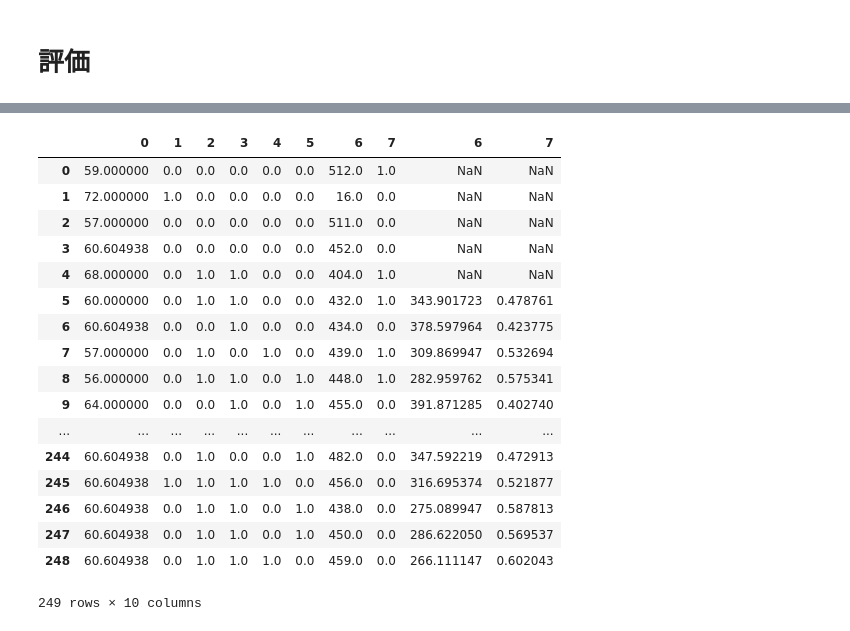
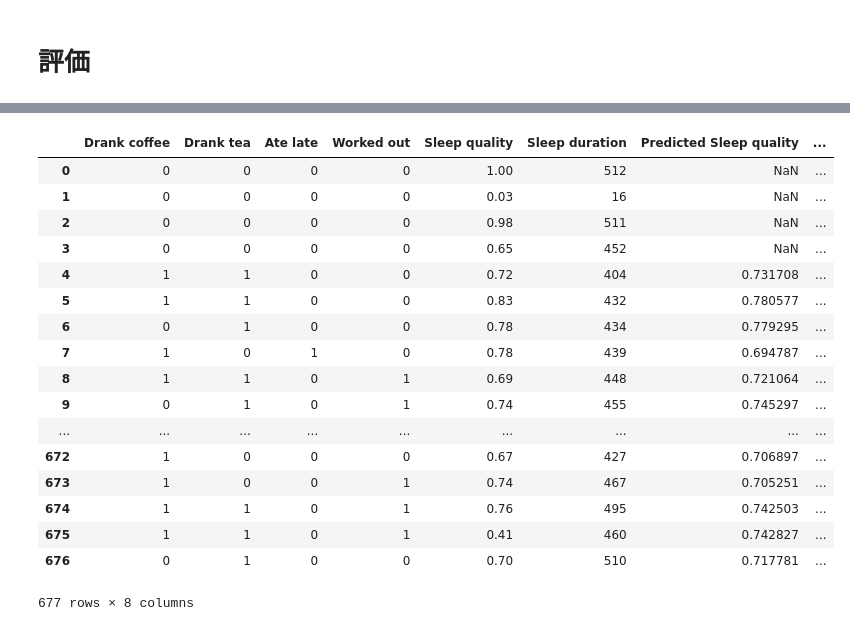
Before and after one commit to st-sashou/ai_experimental, a Jupyter notebook: LSTM多クラス分類.ipynb, the cells around one changed output, grey strips where cells are left out. Drawn from its saved outputs; the diff is of its cells as text; code cells hidden in the pictures.

```diff
--- a/LSTM多クラス分類.ipynb
+++ b/LSTM多クラス分類.ipynb
@@ -213,7 +141,0 @@ pd.DataFrame(stdsc.fit_transform(df_ext),
-# %%
-from sklearn.preprocessing import MinMaxScaler
-
-mms = MinMaxScaler()
-df_norm = pd.DataFrame(mms.fit_transform(df_ext),
-             columns=['Heart rate', 'Stressful day', 'Drank coffee', 'Drank tea', 'Ate late', 'Worked out', 'Sleep duration', 'Wake up well'])
-df_norm
@@ -241,9 +144,9 @@ import numpy as np
 
 def generator(data, n_prev=5):
     x, y = [], []
-    for i in range(len(data) - n_prev):
-        x.append(data.iloc[i:i+n_prev, 0:6].values)
-        y.append(data.iloc[i+n_prev:i+n_prev+1, 6:8].values)
+    for i in range(len(data) - n_prev + 1):
+        x.append(data.iloc[i:i+n_prev, 0:4].values)
+        y.append(data.iloc[i+n_prev-1:i+n_prev, 4:6].values)
     return np.array(x), np.reshape(np.array(y), (len(y), 2))
 
 X, Y = generator(df_norm)
@@ -330,0 +258,8 @@ df_prediction = pd.concat([pd.DataFrame([[None for i in range(8)] for j in range
+# %%
+array = mms.inverse_transform(np.insert(prediction, 0, [[np.nan]] * 4, axis=1))
+array = np.insert(array[:, 4:6], 0, [[np.nan]] * 4, axis=0)
+# %%
+df_prediction = pd.DataFrame(array)
+df_prediction.columns = ['Predicted Sleep quality', 'Predicted Sleep duration']
+
+df_prediction.head(10)
@@ -331,21 +278,21 @@ df_prediction = pd.concat([pd.DataFrame([[None for i in range(8)] for j in range
 # %%
-pd.concat([pd.DataFrame(mms.inverse_transform(df_norm)), df_prediction.reset_index(drop=True).loc[:, 6:8]], axis=1)
+pd.concat([pd.DataFrame(df_ext), df_prediction], axis=1)
 # %% [output]
-|  | 0 | 1 | 2 | 3 | 4 | 5 | 6 | 7 | 6 | 7 |
-| 0 | 59.000000 | 0.0 | 0.0 | 0.0 | 0.0 | 0.0 | 512.0 | 1.0 | NaN | NaN |
-| 1 | 72.000000 | 1.0 | 0.0 | 0.0 | 0.0 | 0.0 | 16.0 | 0.0 | NaN | NaN |
-| 2 | 57.000000 | 0.0 | 0.0 | 0.0 | 0.0 | 0.0 | 511.0 | 0.0 | NaN | NaN |
-| 3 | 60.604938 | 0.0 | 0.0 | 0.0 | 0.0 | 0.0 | 452.0 | 0.0 | NaN | NaN |
-| 4 | 68.000000 | 0.0 | 1.0 | 1.0 | 0.0 | 0.0 | 404.0 | 1.0 | NaN | NaN |
-| 5 | 60.000000 | 0.0 | 1.0 | 1.0 | 0.0 | 0.0 | 432.0 | 1.0 | 343.901723 | 0.478761 |
-| 6 | 60.604938 | 0.0 | 0.0 | 1.0 | 0.0 | 0.0 | 434.0 | 0.0 | 378.597964 | 0.423775 |
-| 7 | 57.000000 | 0.0 | 1.0 | 0.0 | 1.0 | 0.0 | 439.0 | 1.0 | 309.869947 | 0.532694 |
-| 8 | 56.000000 | 0.0 | 1.0 | 1.0 | 0.0 | 1.0 | 448.0 | 1.0 | 282.959762 | 0.575341 |
-| 9 | 64.000000 | 0.0 | 0.0 | 1.0 | 0.0 | 1.0 | 455.0 | 0.0 | 391.871285 | 0.402740 |
-| ... | ... | ... | ... | ... | ... | ... | ... | ... | ... | ... |
-| 244 | 60.604938 | 0.0 | 1.0 | 0.0 | 0.0 | 1.0 | 482.0 | 0.0 | 347.592219 | 0.472913 |
-| 245 | 60.604938 | 1.0 | 1.0 | 1.0 | 1.0 | 0.0 | 456.0 | 0.0 | 316.695374 | 0.521877 |
-| 246 | 60.604938 | 0.0 | 1.0 | 1.0 | 0.0 | 1.0 | 438.0 | 0.0 | 275.089947 | 0.587813 |
-| 247 | 60.604938 | 0.0 | 1.0 | 1.0 | 0.0 | 1.0 | 450.0 | 0.0 | 286.622050 | 0.569537 |
-| 248 | 60.604938 | 0.0 | 1.0 | 1.0 | 1.0 | 0.0 | 459.0 | 0.0 | 266.111147 | 0.602043 |
+|  | Drank coffee | Drank tea | Ate late | Worked out | Sleep quality | Sleep duration | Predicted Sleep quality | ... |
+| 0 | 0 | 0 | 0 | 0 | 1.00 | 512 | NaN | ... |
+| 1 | 0 | 0 | 0 | 0 | 0.03 | 16 | NaN | ... |
+| 2 | 0 | 0 | 0 | 0 | 0.98 | 511 | NaN | ... |
+| 3 | 0 | 0 | 0 | 0 | 0.65 | 452 | NaN | ... |
+| 4 | 1 | 1 | 0 | 0 | 0.72 | 404 | 0.731708 | ... |
+| 5 | 1 | 1 | 0 | 0 | 0.83 | 432 | 0.780577 | ... |
+| 6 | 0 | 1 | 0 | 0 | 0.78 | 434 | 0.779295 | ... |
+| 7 | 1 | 0 | 1 | 0 | 0.78 | 439 | 0.694787 | ... |
+| 8 | 1 | 1 | 0 | 1 | 0.69 | 448 | 0.721064 | ... |
+| 9 | 0 | 1 | 0 | 1 | 0.74 | 455 | 0.745297 | ... |
+| ... | ... | ... | ... | ... | ... | ... | ... | ... |
+| 672 | 1 | 0 | 0 | 0 | 0.67 | 427 | 0.706897 | ... |
+| 673 | 1 | 0 | 0 | 1 | 0.74 | 467 | 0.705251 | ... |
+| 674 | 1 | 1 | 0 | 1 | 0.76 | 495 | 0.742503 | ... |
+| 675 | 1 | 1 | 0 | 1 | 0.41 | 460 | 0.742827 | ... |
+| 676 | 0 | 1 | 0 | 0 | 0.70 | 510 | 0.717781 | ... |
-249 rows × 10 columns
+677 rows × 8 columns
```
Also changed, not shown: parts of 22 cells of this notebook.
